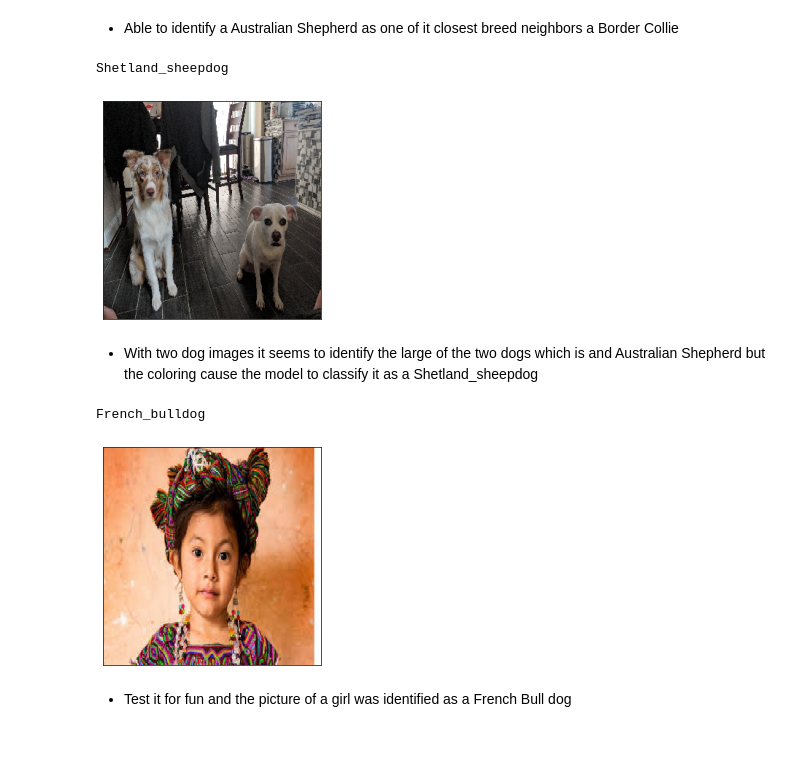
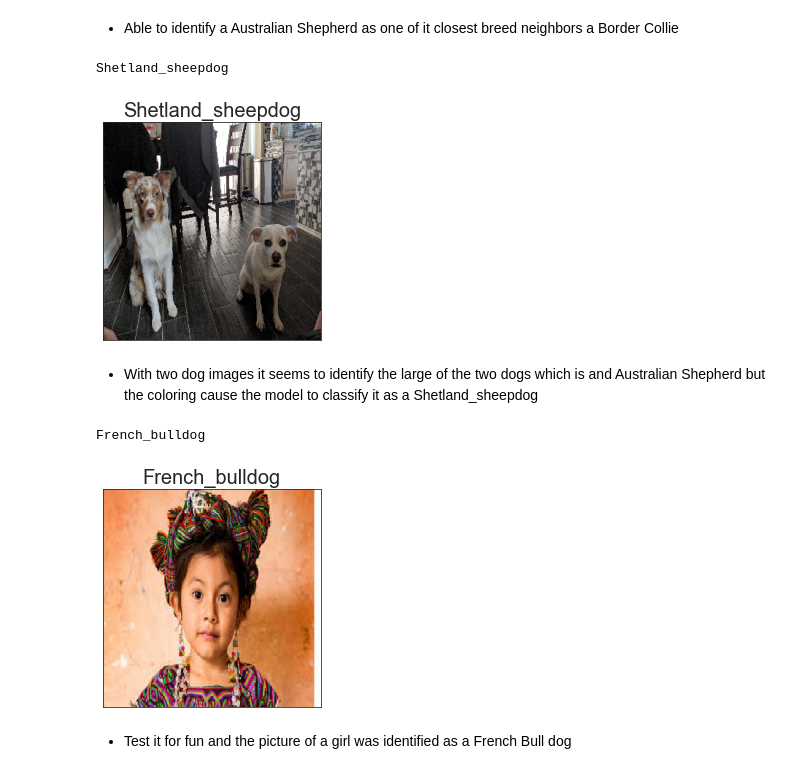
Before and after one commit to anguyen61191/Stanford-Dog-Dataset-Image-Classification, a Jupyter notebook: StanfordDogDataImageClassification.ipynb, the cells around one changed output. Saved outputs shown, nothing was run; the diff lists cells and outputs as text; code cells hidden in the pictures; blank space fills up the shorter version.

```diff
--- a/StanfordDogDataImageClassification.ipynb
+++ b/StanfordDogDataImageClassification.ipynb
@@ -1001,22 +1004,23 @@ Border_collie
 # %%
 img_path = ("TestImages/IMG_20181102_144409.jpg")
 
 img = image.load_img(img_path, target_size=(299, 299))
 
 img_array = image.img_to_array(img)
 img_batch = np.expand_dims(img_array, axis=0)
 
 img_preprocessed = preprocess_input(img_batch)
 
 plt.imshow(img)
+plt.title(filtered_breeds[np.argmax(model.predict(img_preprocessed))], size = 20)
 plt.xticks([])
 plt.yticks([])
 
 print(filtered_breeds[np.argmax(model.predict(img_preprocessed))])
 plt.savefig('Images/TwoDogPrediction.png', bbox_inches = "tight")
 # %% [output]
 Shetland_sheepdog
-[figure, old version]
+[figure, new version]
 # %% [markdown]
 - With two dog images it seems to identify the large of the two dogs which is and Australian Shepherd but the coloring cause the model to classify it as a Shetland_sheepdog
 # %%
@@ -1030,6 +1034,7 @@ img_batch = np.expand_dims(img_array, axis=0)
 img_preprocessed = preprocess_input(img_batch)
 
 plt.imshow(img)
+plt.title(filtered_breeds[np.argmax(model.predict(img_preprocessed))], size = 20)
 plt.xticks([])
 plt.yticks([])
 
@@ -1037,7 +1042,7 @@ print(filtered_breeds[np.argmax(model.predict(img_preprocessed))])
 plt.savefig('Images/Girl.png', bbox_inches = "tight")
 # %% [output]
 French_bulldog
-[figure, old version]
+[figure, new version]
 # %% [markdown]
 - Test it for fun and the picture of a girl was identified as a French Bull dog
 # %% [markdown]
```
Also changed, not shown: parts of 12 cells of this notebook, 10 other files.
